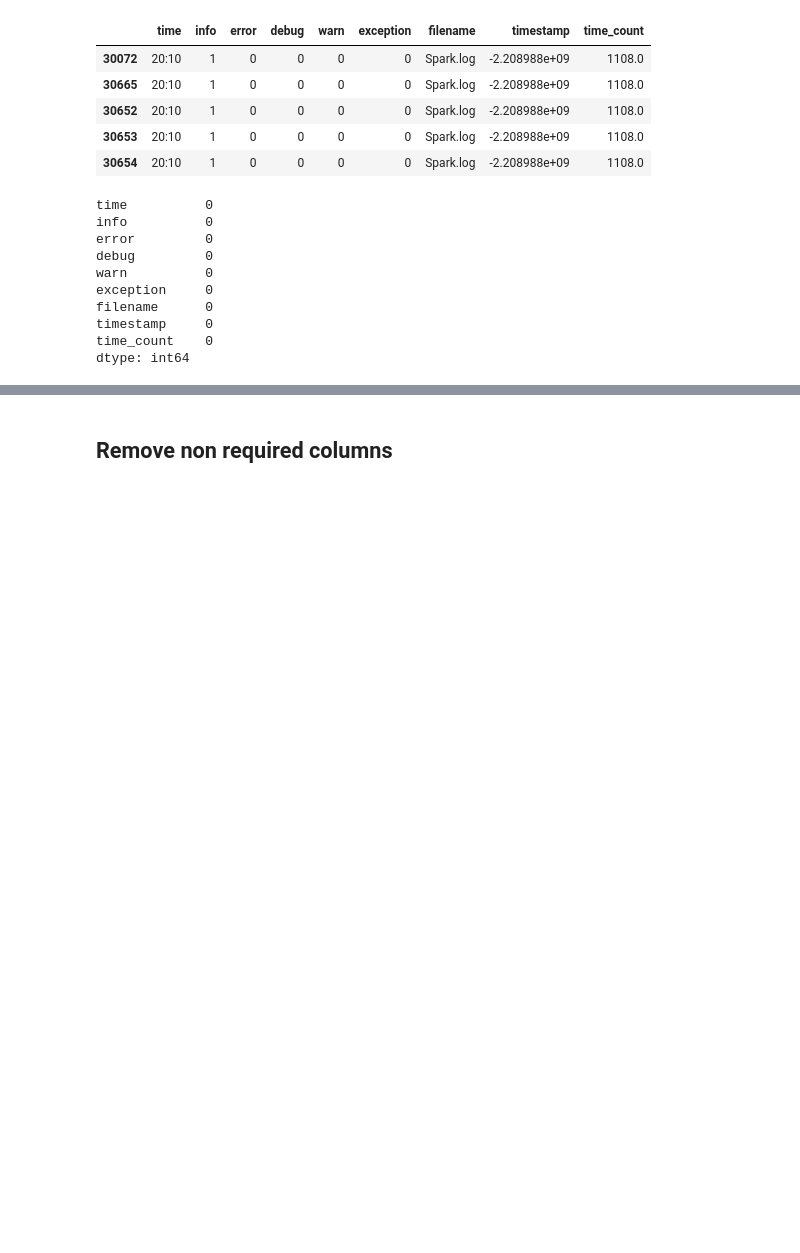
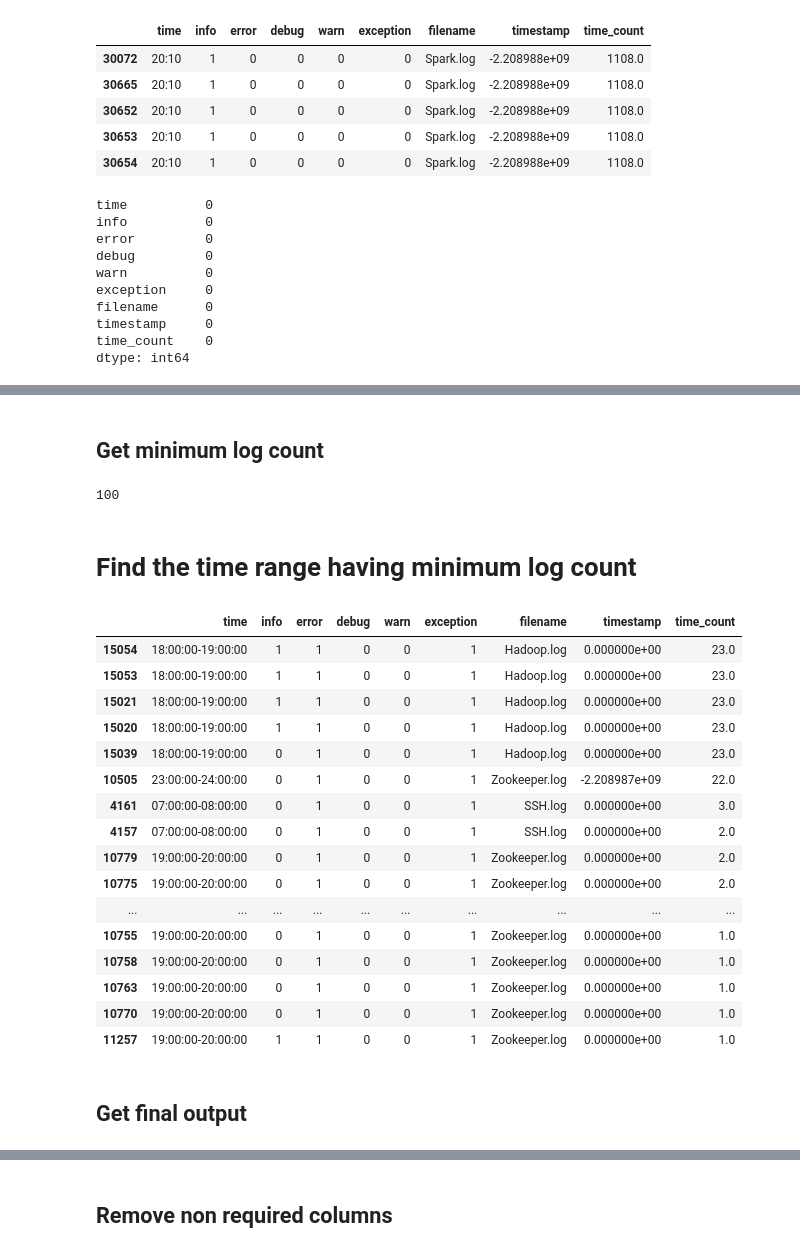
Before and after one commit to rvirjn/sddc_lcm, a Jupyter notebook: main.ipynb, the cells around one changed output, grey strips where cells are left out. Cells and saved outputs as stored; diff of their text form; code cells hidden in the pictures; blank space fills up the shorter version.

Commit message:
get the final output

```diff
--- a/main.ipynb
+++ b/main.ipynb
@@ -492,0 +474,27 @@ dtype: int64
+# %%
+
+df.loc[df['time'].str.startswith("00:") == True, 'time'] = '00:00:00-01:00:00'
+df.loc[df['time'].str.startswith("01:") == True, 'time'] = '01:00:00-02:00:00'
+df.loc[df['time'].str.startswith("02:") == True, 'time'] = '02:00:00-03:00:00'
+df.loc[df['time'].str.startswith("03:") == True, 'time'] = '03:00:00-04:00:00'
+df.loc[df['time'].str.startswith("04:") == True, 'time'] = '04:00:00-05:00:00'
+df.loc[df['time'].str.startswith("05:") == True, 'time'] = '05:00:00-06:00:00'
+df.loc[df['time'].str.startswith("06:") == True, 'time'] = '06:00:00-07:00:00'
+df.loc[df['time'].str.startswith("07:") == True, 'time'] = '07:00:00-08:00:00'
+df.loc[df['time'].str.startswith("08:") == True, 'time'] = '08:00:00-09:00:00'
+df.loc[df['time'].str.startswith("09:") == True, 'time'] = '09:00:00-10:00:00'
+df.loc[df['time'].str.startswith("10:") == True, 'time'] = '10:00:00-11:00:00'
+df.loc[df['time'].str.startswith("11:") == True, 'time'] = '11:00:00-12:00:00'
+df.loc[df['time'].str.startswith("12:") == True, 'time'] = '12:00:00-13:00:00'
+df.loc[df['time'].str.startswith("13:") == True, 'time'] = '13:00:00-14:00:00'
+df.loc[df['time'].str.startswith("14:") == True, 'time'] = '14:00:00-15:00:00'
+df.loc[df['time'].str.startswith("15:") == True, 'time'] = '15:00:00-16:00:00'
+df.loc[df['time'].str.startswith("16:") == True, 'time'] = '16:00:00-17:00:00'
+df.loc[df['time'].str.startswith("17:") == True, 'time'] = '17:00:00-18:00:00'
+df.loc[df['time'].str.startswith("18:") == True, 'time'] = '18:00:00-19:00:00'
+df.loc[df['time'].str.startswith("19:") == True, 'time'] = '19:00:00-20:00:00'
+df.loc[df['time'].str.startswith("20:") == True, 'time'] = '20:00:00-21:00:00'
+df.loc[df['time'].str.startswith("21:") == True, 'time'] = '21:00:00-22:00:00'
+df.loc[df['time'].str.startswith("22:") == True, 'time'] = '22:00:00-23:00:00'
+df.loc[df['time'].str.startswith("23:") == True, 'time'] = '23:00:00-24:00:00'
+df.loc[df['time'].str.startswith("24:") == True, 'time'] = '24:00:00-00:00:00'
@@ -492,0 +515,36 @@ dtype: int64
+# %% [markdown]
+## Get minimum log count
+# %%
+for min_log_count in range(100, 100000, 100):
+    rslt_df = df.loc[(df['error'] == 1) & (df['exception'] == 1)  & (df['time_count'] < min_log_count )]
+    count = len(rslt_df.index)
+    if count >=1:
+        break
+print(min_log_count)
+# %% [output]
+100
+# %% [markdown]
+# Find the time range having minimum log count
+# %%
+rslt_df = df.loc[(df['error'] == 1) & (df['exception'] == 1)  & (df['time_count'] < min_log_count )]
+rslt_df.head(25)
+# %% [output]
+|  | time | info | error | debug | warn | exception | filename | timestamp | time_count |
+| 15054 | 18:00:00-19:00:00 | 1 | 1 | 0 | 0 | 1 | Hadoop.log | 0.000000e+00 | 23.0 |
+| 15053 | 18:00:00-19:00:00 | 1 | 1 | 0 | 0 | 1 | Hadoop.log | 0.000000e+00 | 23.0 |
+| 15021 | 18:00:00-19:00:00 | 1 | 1 | 0 | 0 | 1 | Hadoop.log | 0.000000e+00 | 23.0 |
+| 15020 | 18:00:00-19:00:00 | 1 | 1 | 0 | 0 | 1 | Hadoop.log | 0.000000e+00 | 23.0 |
+| 15039 | 18:00:00-19:00:00 | 0 | 1 | 0 | 0 | 1 | Hadoop.log | 0.000000e+00 | 23.0 |
+| 10505 | 23:00:00-24:00:00 | 0 | 1 | 0 | 0 | 1 | Zookeeper.log | -2.208987e+09 | 22.0 |
+| 4161 | 07:00:00-08:00:00 | 0 | 1 | 0 | 0 | 1 | SSH.log | 0.000000e+00 | 3.0 |
+| 4157 | 07:00:00-08:00:00 | 0 | 1 | 0 | 0 | 1 | SSH.log | 0.000000e+00 | 2.0 |
+| 10779 | 19:00:00-20:00:00 | 0 | 1 | 0 | 0 | 1 | Zookeeper.log | 0.000000e+00 | 2.0 |
+| 10775 | 19:00:00-20:00:00 | 0 | 1 | 0 | 0 | 1 | Zookeeper.log | 0.000000e+00 | 2.0 |
+| ... | ... | ... | ... | ... | ... | ... | ... | ... | ... |
+| 10755 | 19:00:00-20:00:00 | 0 | 1 | 0 | 0 | 1 | Zookeeper.log | 0.000000e+00 | 1.0 |
+| 10758 | 19:00:00-20:00:00 | 0 | 1 | 0 | 0 | 1 | Zookeeper.log | 0.000000e+00 | 1.0 |
+| 10763 | 19:00:00-20:00:00 | 0 | 1 | 0 | 0 | 1 | Zookeeper.log | 0.000000e+00 | 1.0 |
+| 10770 | 19:00:00-20:00:00 | 0 | 1 | 0 | 0 | 1 | Zookeeper.log | 0.000000e+00 | 1.0 |
+| 11257 | 19:00:00-20:00:00 | 1 | 1 | 0 | 0 | 1 | Zookeeper.log | 0.000000e+00 | 1.0 |
+# %% [markdown]
+## Get final output
```
Also changed, not shown: parts of 14 cells of this notebook.
